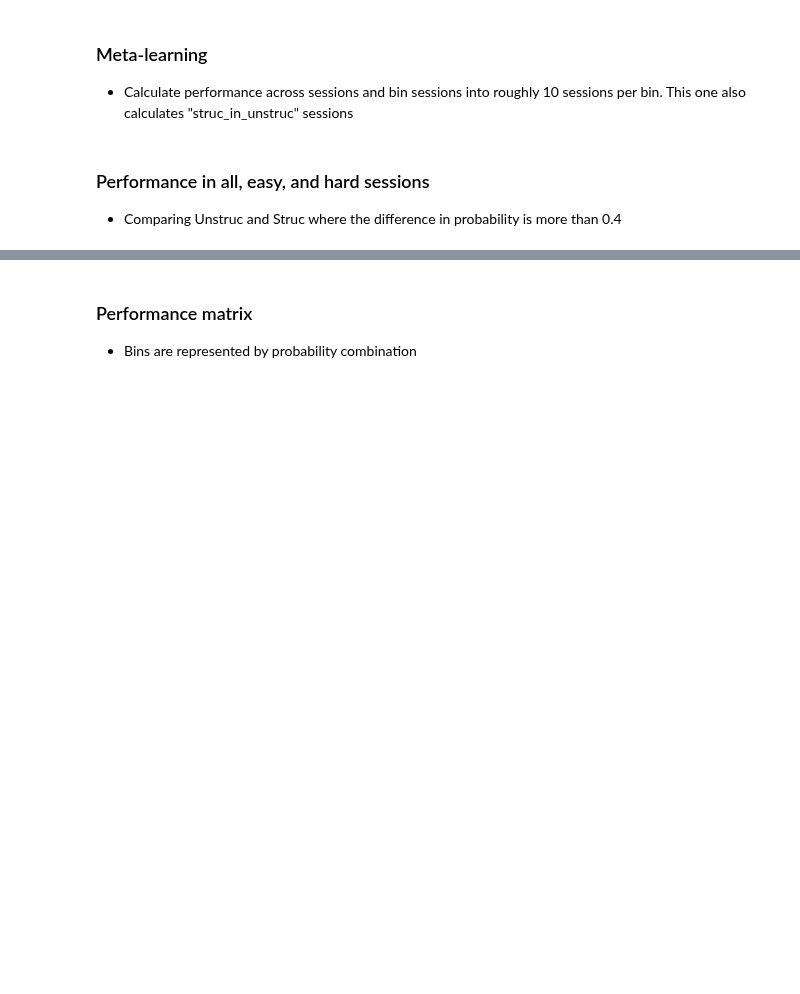
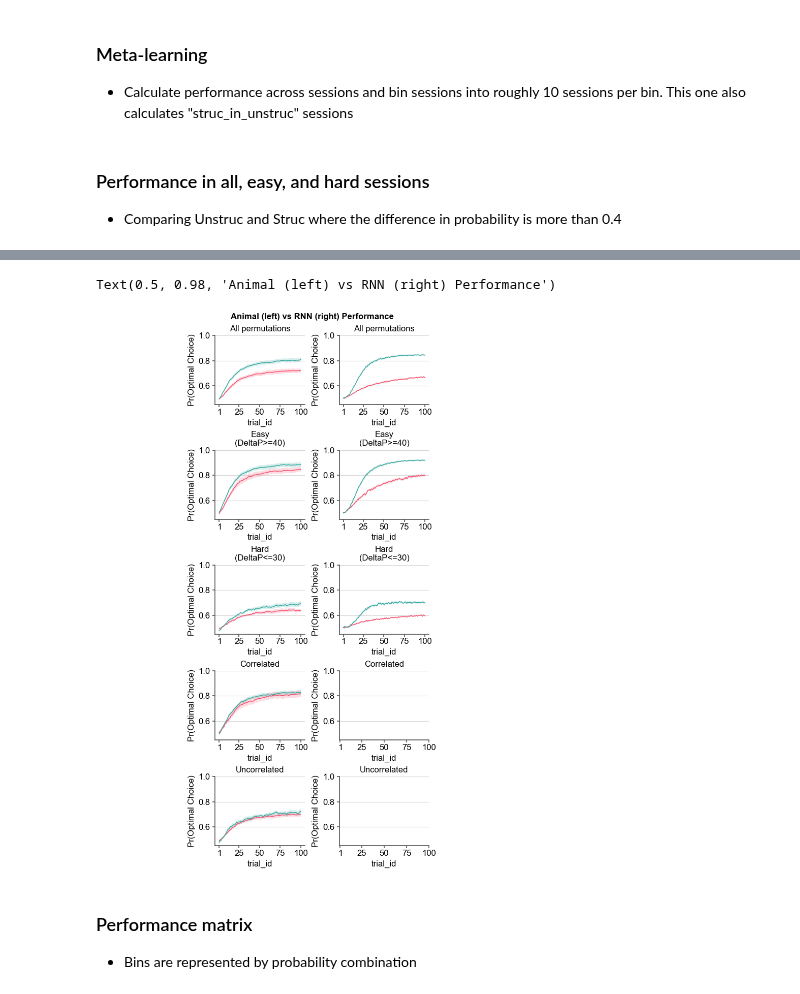
Before and after one commit to bapungiri/py_adlab_bg, a Jupyter notebook: mab_choice_performance1.ipynb, the cells around one changed output, grey strips where cells are left out. Cells and saved outputs as stored; diff of their text form; code cells hidden in the pictures; blank space fills up the shorter version.

```diff
--- a/mab_choice_performance1.ipynb
+++ b/mab_choice_performance1.ipynb
@@ -69,6 +69,10 @@ exps = (
     + mab_subjects.struc_rnn.p8020_good_rnn_sess
     + mab_subjects.unstruc_rnn.p100_good_rnn_sess
     + mab_subjects.struc_rnn.p100_good_rnn_sess
+    + mab_subjects.unstruc_rnn.p9010_good_rnn_sess
+    + mab_subjects.struc_rnn.p9010_good_rnn_sess
+    + mab_subjects.unstruc_rnn.p9505_good_rnn_sess
+    + mab_subjects.struc_rnn.p9505_good_rnn_sess
 )
 trial_filter = dict(min_trials=100, clip_max=100)
 
@@ -141,4 +164,5 @@ mab_subjects.GroupData().save(perf_df, "perf_difficulty_level")
 # %%
+%matplotlib widget
 import matplotlib.pyplot as plt
 import seaborn as sns
 from neuropy import plotting
@@ -157,7 +181,7 @@ animal_df = df[
 ]
 
 # Filter for RNN data
-rnn_df = df[(df["dataset"] == "RNNdataset") & (df["paradigm"] == "8020")]
+rnn_df = df[(df["dataset"] == "RNNdataset") & (df["paradigm"] == "9505")]
 
 palette = Palette2Arm().as_dict()
 
@@ -173,33 +197,36 @@ titles = [
 ]
 
 for d, df in enumerate([animal_df, rnn_df]):
     for i, y in enumerate(
         ["perf", "perf_easy", "perf_hard", "perf_corr", "perf_uncorr"]
     ):
 
         ax = fig.subplot(fig.gs[i, d + 1])
         plot_kw = dict(data=df, x="trial_id", y=y, hue="group", ax=ax)
         sns.lineplot(
             palette=palette,
             lw=1.1,
             # ls=linestyles[i],
             ls="-",
             err_kws=dict(edgecolor="none"),
             errorbar="se",
             # style="name",
             **plot_kw,
         )
         ax.set_ylim(0.45, 1)
         ax.legend_.remove()
         # fix_legend(ax, only_labels=True, fw="bold", fs=10)
         ax.grid(axis="y", zorder=-1, alpha=0.5)
         ax.set_ylabel("Pr(Optimal Choice)")
         ax.set_xticks([1, 25, 50, 75, 100])
         ax.set_title(titles[i])
 
 fig.fig.suptitle(
     "Animal (left) vs RNN (right) Performance", fontsize=12, fontweight="bold"
 )
+# %% [output]
+Text(0.5, 0.98, 'Animal (left) vs RNN (right) Performance')
+[figure, added]
 # %% [markdown]
 ### Performance matrix
 - Bins are represented by probability combination
```
Also changed, not shown: parts of 1 cell of this notebook, 4 other files.
